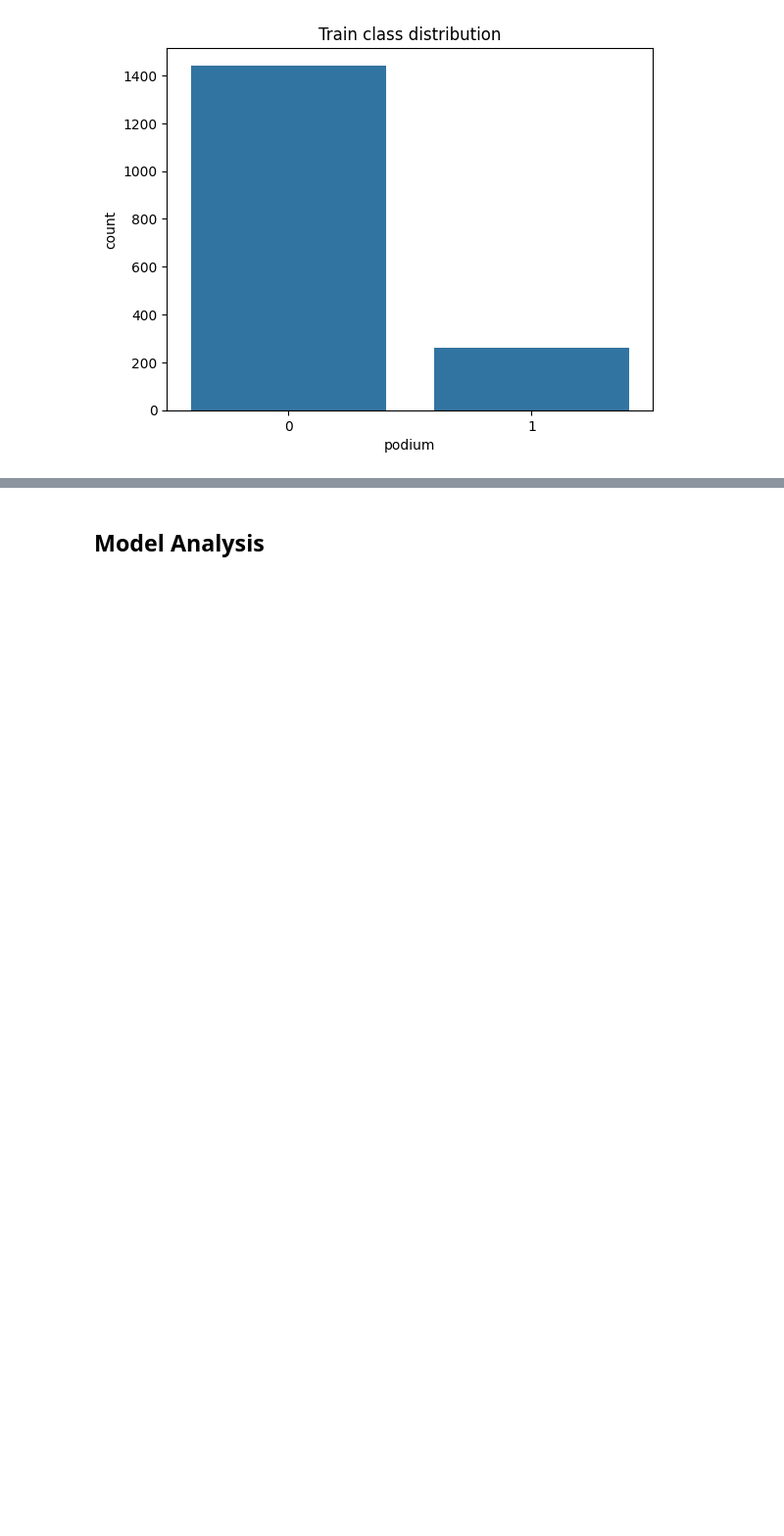
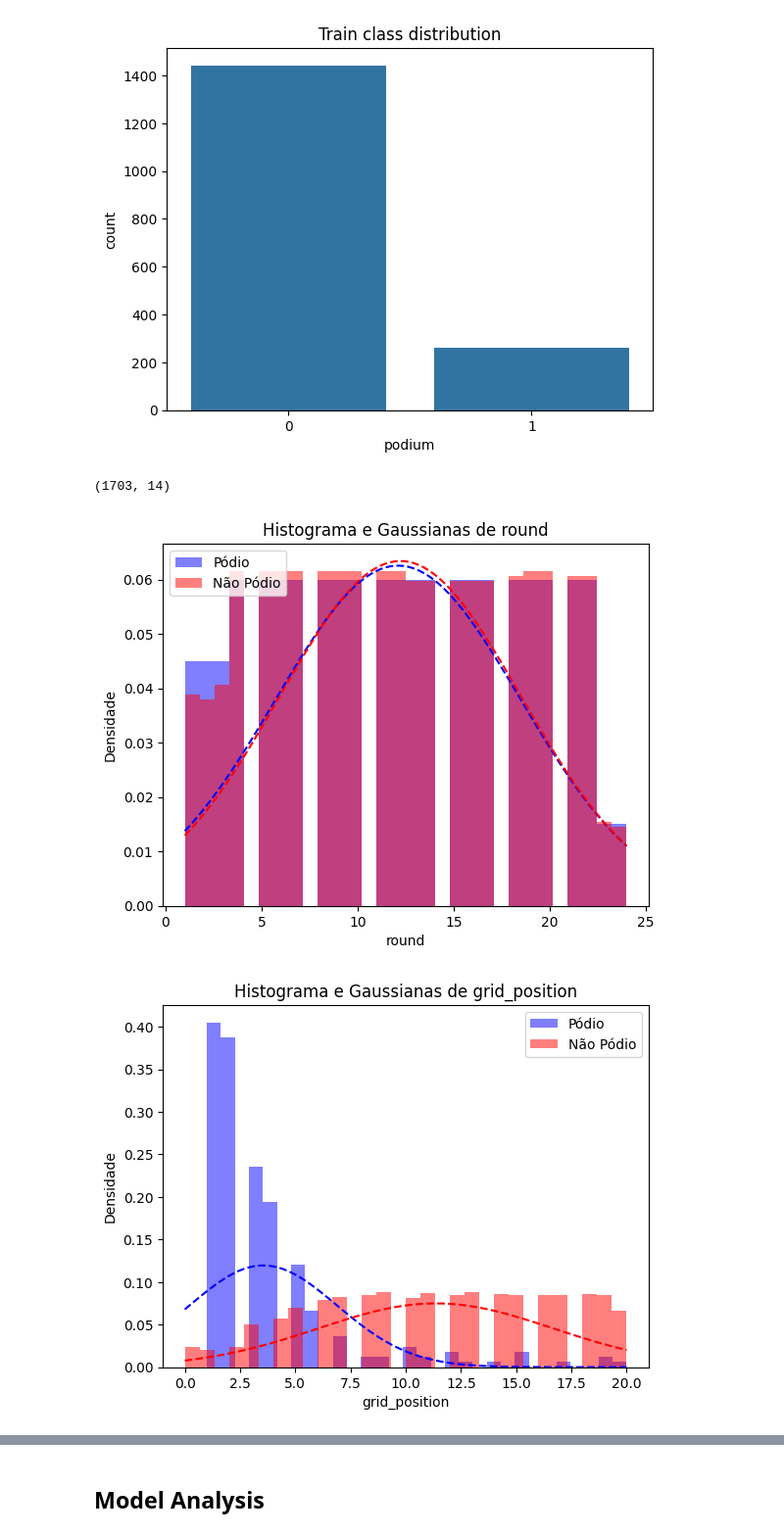
Before and after one commit to thaliaramoss/f1-pred, a Jupyter notebook: model_selection_CLF.ipynb, the cells around one changed output, grey strips where cells are left out. Shown at 98% size. Cells and saved outputs as stored; diff of their text form; code cells hidden in the pictures; blank space fills up the shorter version.

```diff
--- a/model_selection_CLF.ipynb
+++ b/model_selection_CLF.ipynb
@@ -92,3 +110,38 @@ cols_to_drop = [
 
 X_train = train.drop(columns=cols_to_drop, errors='ignore')
 X_test  = test.drop(columns=cols_to_drop, errors='ignore')
+
+X_train.shape
+# %% [output]
+(1703, 14)
+# %%
+from scipy.stats import norm
+
+# suposição: X_train é DataFrame, y_train = 1 se pódio, 0 se não
+for col in X_train.columns:
+    plt.figure()
+
+    # dados por classe
+    data_podio = X_train[col][y_train == 1]
+    data_nao = X_train[col][y_train == 0]
+
+    # histograma
+    plt.hist(data_podio, bins=30, alpha=0.5, label='Pódio', color='blue', density=True)
+    plt.hist(data_nao, bins=30, alpha=0.5, label='Não Pódio', color='red', density=True)
+
+    # Gaussianas
+    mu_p, std_p = data_podio.mean(), data_podio.std()
+    mu_n, std_n = data_nao.mean(), data_nao.std()
+
+    x = np.linspace(X_train[col].min(), X_train[col].max(), 100)
+    plt.plot(x, norm.pdf(x, mu_p, std_p), 'b--')  # curva gaussiana pódio
+    plt.plot(x, norm.pdf(x, mu_n, std_n), 'r--')  # curva gaussiana não pódio
+
+    plt.title(f'Histograma e Gaussianas de {col}')
+    plt.xlabel(col)
+    plt.ylabel('Densidade')
+    plt.legend()
+    plt.show()
+# %% [output]
+[figure, added]
+[figure, added]
```
Also changed, not shown: parts of 27 cells of this notebook, 2 other files.
